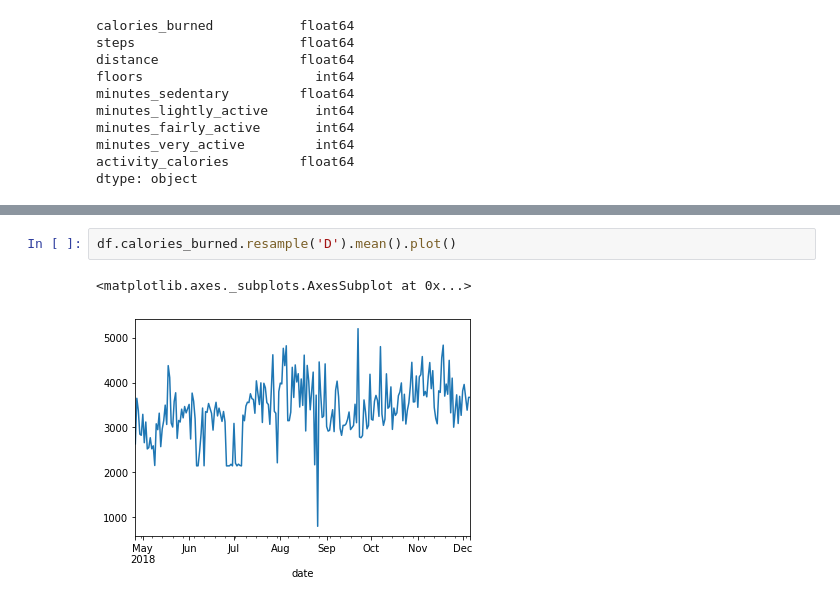
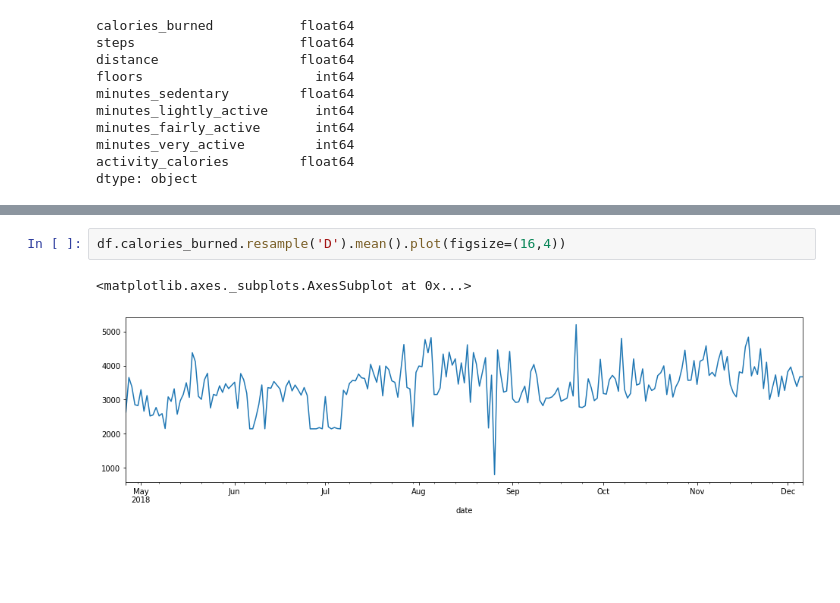
Before and after one commit to Jeff-Hutchins/ds-methodologies-exercises, a Jupyter notebook: time_series/project_fitbit.ipynb, the cells around one changed output, grey strips where cells are left out. Saved outputs shown, nothing was run; the diff lists cells and outputs as text; blank space fills up the shorter version.

```diff
--- a/time_series/project_fitbit.ipynb
+++ b/time_series/project_fitbit.ipynb
@@ -87,5 +122,5 @@ dtype: object
 # %%
-df.calories_burned.resample('D').mean().plot()
+df.calories_burned.resample('D').mean().plot(figsize=(16,4))
 # %% [output]
 <matplotlib.axes._subplots.AxesSubplot at 0x...>
-[figure, old version]
+[figure, new version]
```
Also changed, not shown: parts of 9 cells of this notebook, 3 other files.
